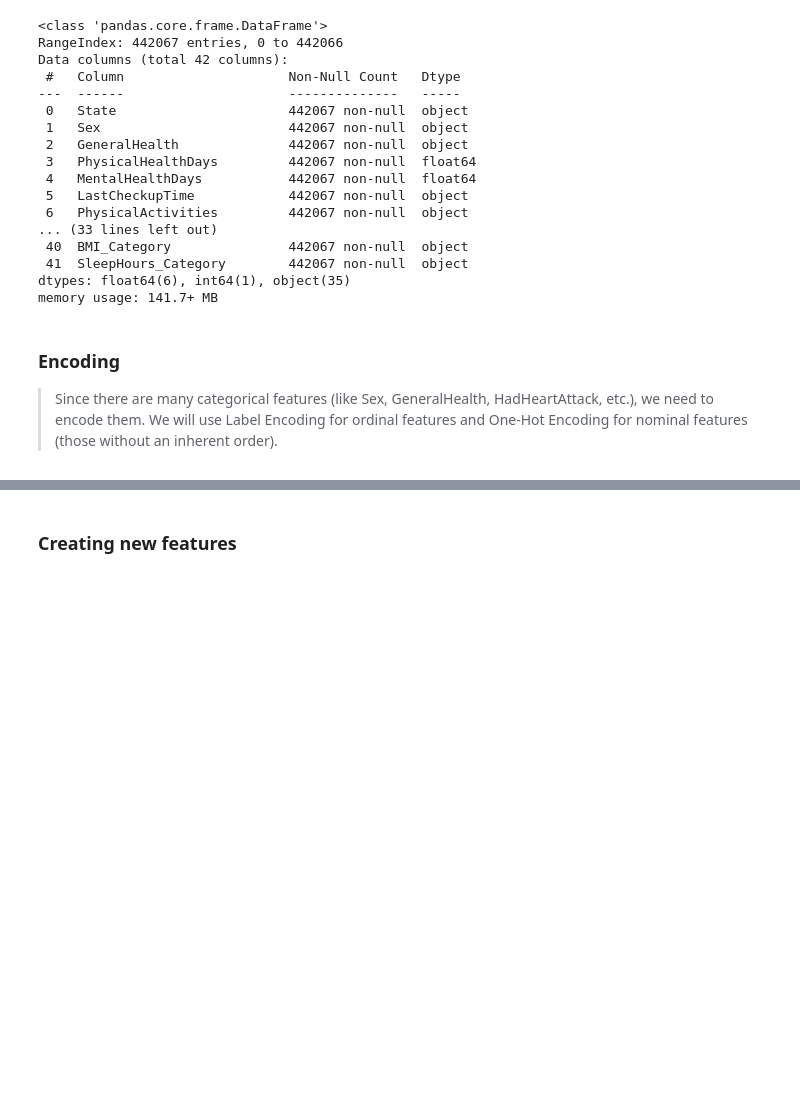
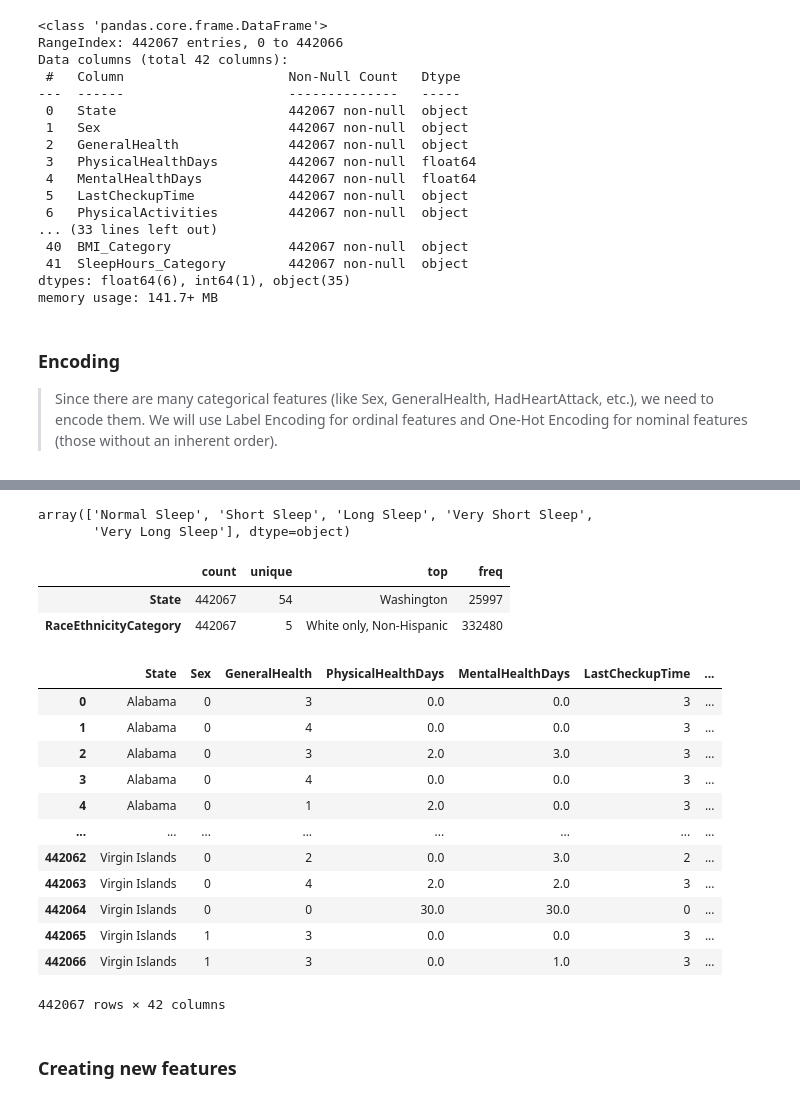
Before and after one commit to MaxChiu1122/ML-Project-with-Cathay-Life, a Jupyter notebook: notebooks/02_feature_engineering.ipynb, the cells around one changed output, grey strips where cells are left out. Cells and saved outputs as stored; diff of their text form; code cells hidden in the pictures; blank space fills up the shorter version.

```diff
--- a/notebooks/02_feature_engineering.ipynb
+++ b/notebooks/02_feature_engineering.ipynb
@@ -103,0 +79,5 @@ df.sample(5)
+# %%
+df['SleepHours_Category'].unique()
+# %% [output]
+array(['Normal Sleep', 'Short Sleep', 'Long Sleep', 'Very Short Sleep',
+       'Very Long Sleep'], dtype=object)
@@ -104,3 +88,25 @@ df.sample(5)
+# %%
+df.describe(include='object').T
+# %% [output]
+|  | count | unique | top | freq |
+| State | 442067 | 54 | Washington | 25997 |
+| RaceEthnicityCategory | 442067 | 5 | White only, Non-Hispanic | 332480 |
+# %%
+df
+# %% [output]
+|  | State | Sex | GeneralHealth | PhysicalHealthDays | MentalHealthDays | LastCheckupTime | ... |
+| 0 | Alabama | 0 | 3 | 0.0 | 0.0 | 3 | ... |
+| 1 | Alabama | 0 | 4 | 0.0 | 0.0 | 3 | ... |
+| 2 | Alabama | 0 | 3 | 2.0 | 3.0 | 3 | ... |
+| 3 | Alabama | 0 | 4 | 0.0 | 0.0 | 3 | ... |
+| 4 | Alabama | 0 | 1 | 2.0 | 0.0 | 3 | ... |
+| ... | ... | ... | ... | ... | ... | ... | ... |
+| 442062 | Virgin Islands | 0 | 2 | 0.0 | 3.0 | 2 | ... |
+| 442063 | Virgin Islands | 0 | 4 | 2.0 | 2.0 | 3 | ... |
+| 442064 | Virgin Islands | 0 | 0 | 30.0 | 30.0 | 0 | ... |
+| 442065 | Virgin Islands | 1 | 3 | 0.0 | 0.0 | 3 | ... |
+| 442066 | Virgin Islands | 1 | 3 | 0.0 | 1.0 | 3 | ... |
+442067 rows × 42 columns
 # %% [markdown]
 ### Creating new features
 # %% [markdown]
```
Also changed, not shown: parts of 14 cells of this notebook, 3 other files.
